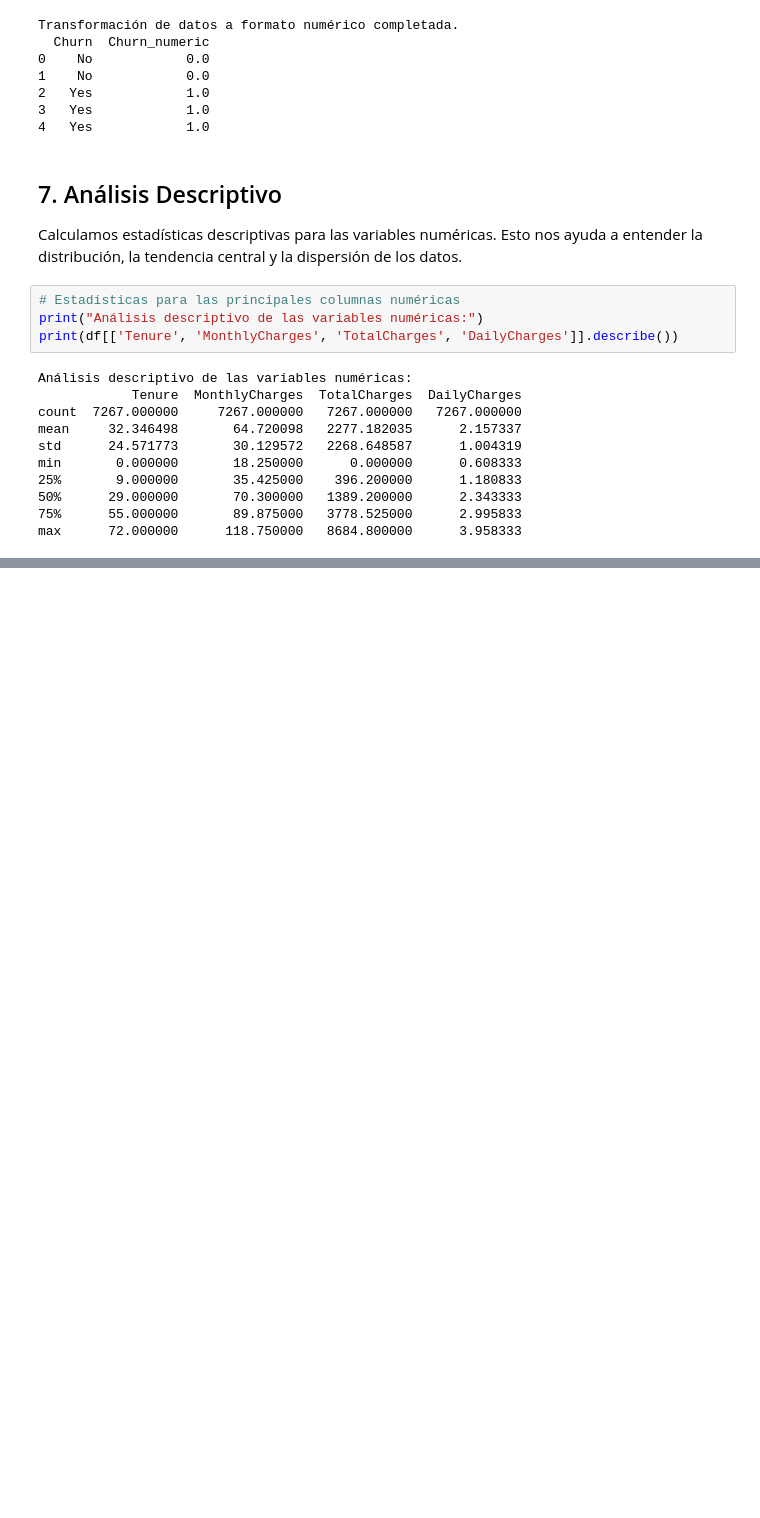
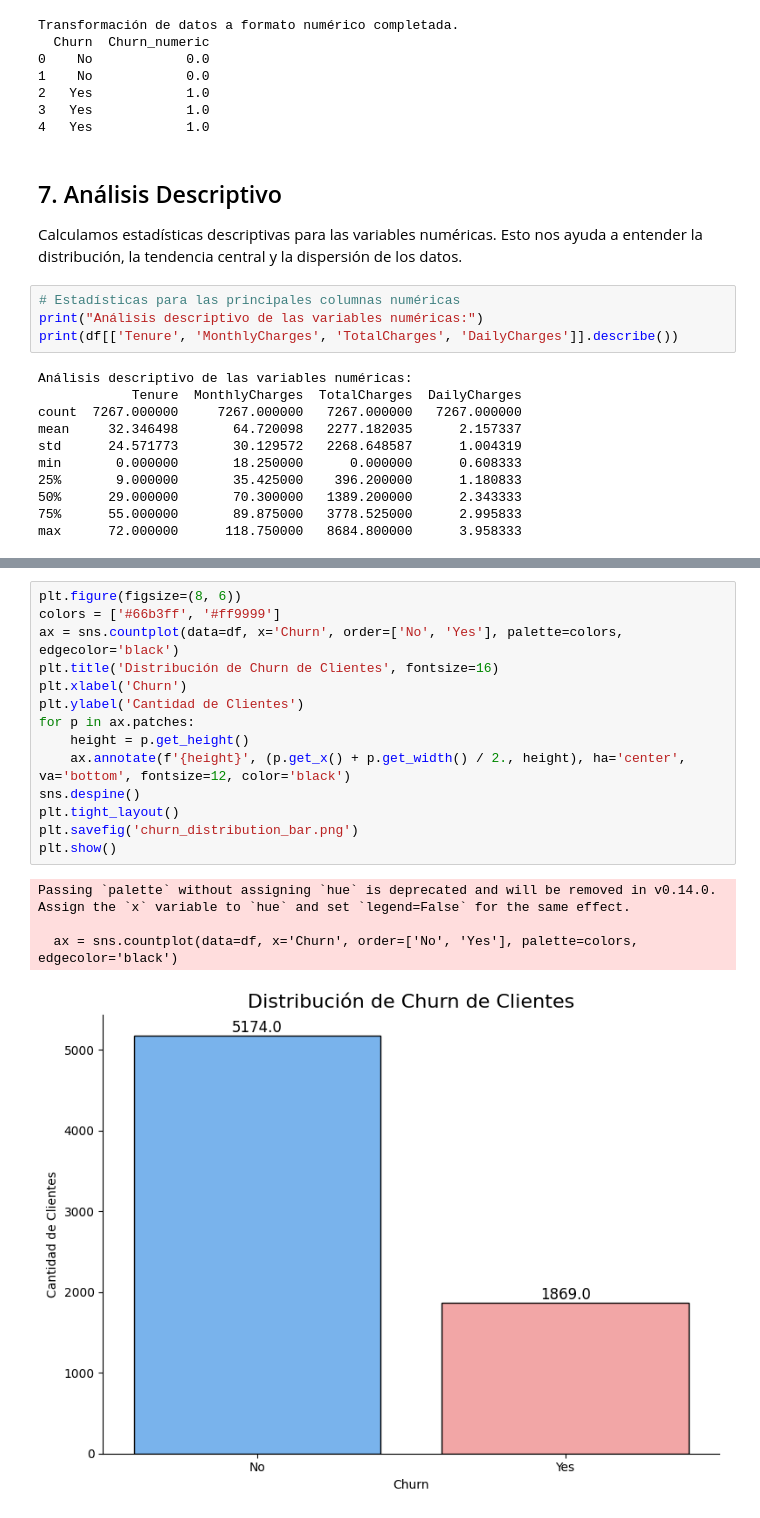
Before and after one commit to AnnaPChop/Churn-de-clientes, a Jupyter notebook: Proyecto Churn de Clientes.ipynb, the cells around one changed output, grey strips where cells are left out. Drawn from its saved outputs; the diff is of its cells as text; blank space fills up the shorter version.

```diff
--- a/Proyecto Churn de Clientes.ipynb
+++ b/Proyecto Churn de Clientes.ipynb
@@ -192,0 +199,19 @@ max      72.000000      118.750000   8684.800000      3.958333
+# %%
+plt.figure(figsize=(8, 6))
+colors = ['#66b3ff', '#ff9999']
+ax = sns.countplot(data=df, x='Churn', order=['No', 'Yes'], palette=colors, edgecolor='black')
+plt.title('Distribución de Churn de Clientes', fontsize=16)
+plt.xlabel('Churn')
+plt.ylabel('Cantidad de Clientes')
+for p in ax.patches:
+    height = p.get_height()
+    ax.annotate(f'{height}', (p.get_x() + p.get_width() / 2., height), ha='center', va='bottom', fontsize=12, color='black')
+sns.despine()
+plt.tight_layout()
+plt.savefig('churn_distribution_bar.png')
+plt.show()
+# %% [output]
+Passing `palette` without assigning `hue` is deprecated and will be removed in v0.14.0. Assign the `x` variable to `hue` and set `legend=False` for the same effect.
+
+  ax = sns.countplot(data=df, x='Churn', order=['No', 'Yes'], palette=colors, edgecolor='black')
+[figure, added]
```
Also changed, not shown: parts of 1 cell of this notebook.
